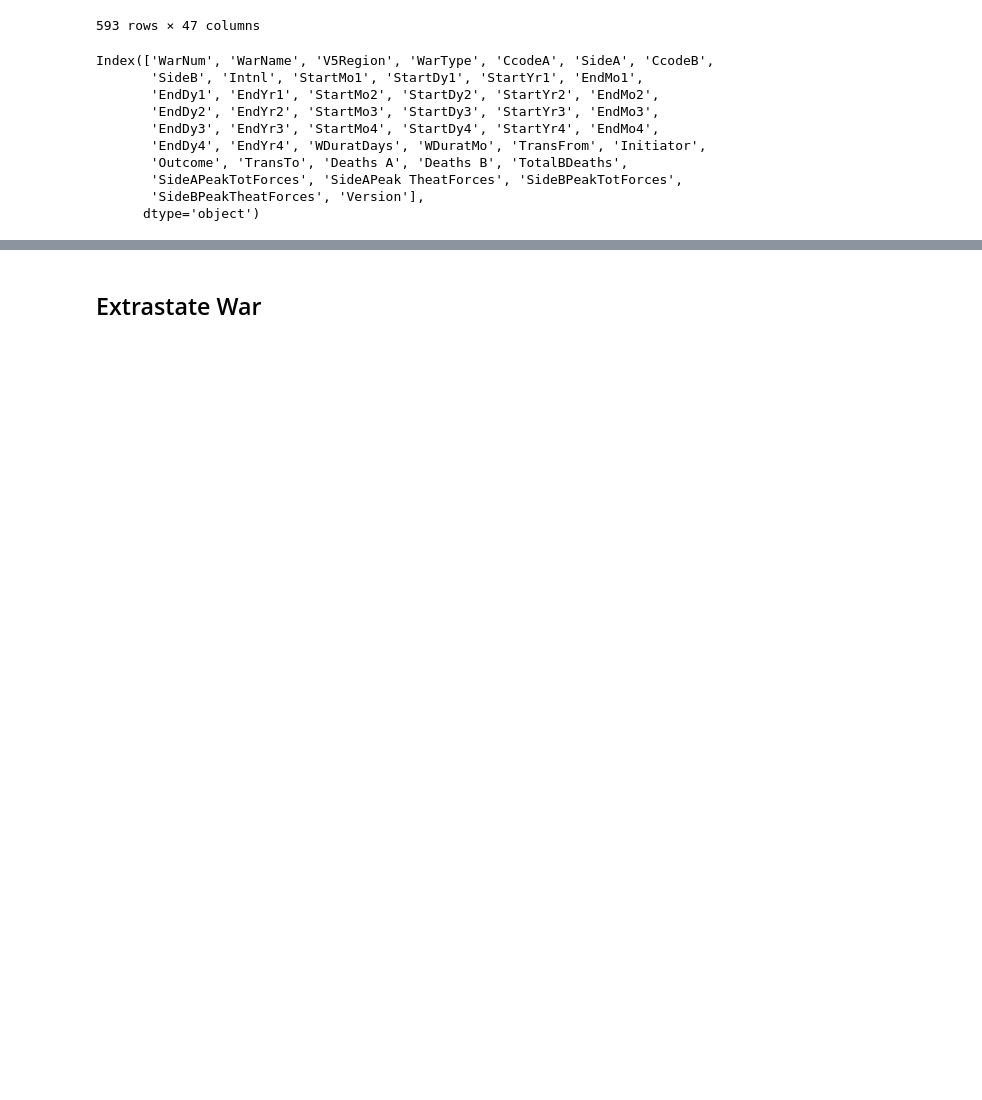
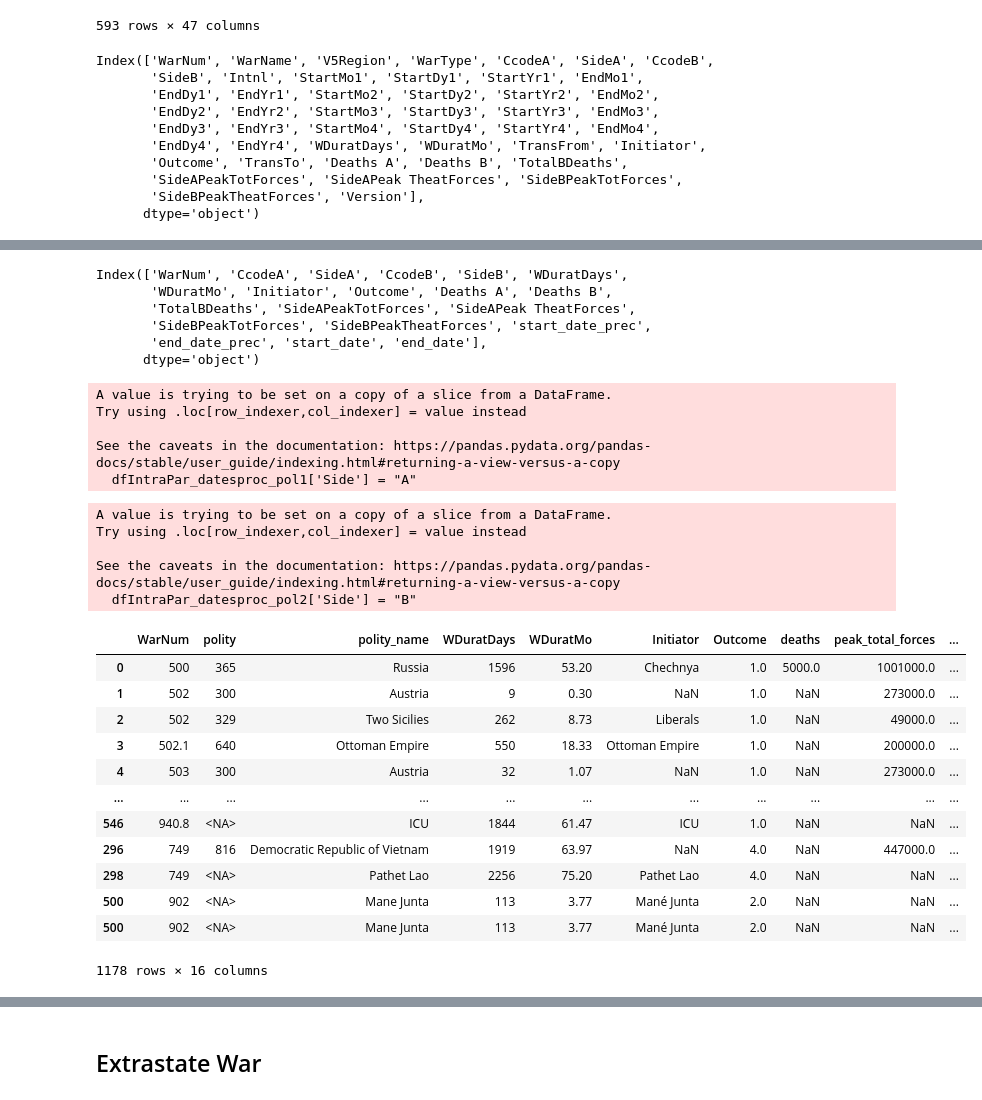
Before and after one commit to jenna-jordan/correlates-of-war, a Jupyter notebook: wrangling_code/war_participants.ipynb, the cells around one changed output, grey strips where cells are left out. Cells and saved outputs as stored; diff of their text form; code cells hidden in the pictures; blank space fills up the shorter version.

```diff
--- a/wrangling_code/war_participants.ipynb
+++ b/wrangling_code/war_participants.ipynb
@@ -300,0 +322,47 @@ dfIntraStateWar_dates1_proc
+# %%
+dfIntraPar_datesproc.columns
+# %% [output]
+Index(['WarNum', 'CcodeA', 'SideA', 'CcodeB', 'SideB', 'WDuratDays',
+       'WDuratMo', 'Initiator', 'Outcome', 'Deaths A', 'Deaths B',
+       'TotalBDeaths', 'SideAPeakTotForces', 'SideAPeak TheatForces',
+       'SideBPeakTotForces', 'SideBPeakTheatForces', 'start_date_prec',
+       'end_date_prec', 'start_date', 'end_date'],
+      dtype='object')
+# %%
+dfIntraPar_datesproc_pol1 = dfIntraPar_datesproc[['WarNum', 'CcodeA', 'SideA', 'WDuratDays', 'WDuratMo', 'Initiator', 'Outcome', 'Deaths A', 'SideAPeakTotForces', 'SideAPeak TheatForces', 'start_date_prec', 'end_date_prec', 'start_date', 'end_date']]
+dfIntraPar_datesproc_pol1['side'] = "A"
+dfIntraPar_datesproc_pol1 = dfIntraPar_datesproc_pol1.rename(columns={'CcodeA': 'polity', 'SideA': 'polity_name','Deaths A': 'deaths', 'SideAPeakTotForces': 'peak_total_forces', 'SideAPeakTheatForces': 'peak_theater_forces'})
+# %% [output]
+A value is trying to be set on a copy of a slice from a DataFrame.
+Try using .loc[row_indexer,col_indexer] = value instead
+
+See the caveats in the documentation: https://pandas.pydata.org/pandas-docs/stable/user_guide/indexing.html#returning-a-view-versus-a-copy
+  dfIntraPar_datesproc_pol1['Side'] = "A"
+# %%
+dfIntraPar_datesproc_pol2 = dfIntraPar_datesproc[['WarNum', 'CcodeB', 'SideB', 'WDuratDays', 'WDuratMo', 'Initiator', 'Outcome', 'Deaths B', 'SideBPeakTotForces', 'SideBPeakTheatForces', 'start_date_prec', 'end_date_prec', 'start_date', 'end_date']]
+dfIntraPar_datesproc_pol2['side'] = "B"
+dfIntraPar_datesproc_pol2 = dfIntraPar_datesproc_pol2.dropna(subset = ['CcodeB', 'SideB'], how='all')
+dfIntraPar_datesproc_pol2 = dfIntraPar_datesproc_pol2.rename(columns={'CcodeB': 'polity', 'SideB': 'polity_name','Deaths B': 'deaths', 'SideBPeakTotForces': 'peak_total_forces', 'SideBPeakTheatForces': 'peak_theater_forces'})
+# %% [output]
+A value is trying to be set on a copy of a slice from a DataFrame.
+Try using .loc[row_indexer,col_indexer] = value instead
+
+See the caveats in the documentation: https://pandas.pydata.org/pandas-docs/stable/user_guide/indexing.html#returning-a-view-versus-a-copy
+  dfIntraPar_datesproc_pol2['Side'] = "B"
+# %%
+dfIntraPar_datesproc_pol = pd.concat([dfIntraPar_datesproc_pol1, dfIntraPar_datesproc_pol2])
+dfIntraPar_datesproc_pol
+# %% [output]
+|  | WarNum | polity | polity_name | WDuratDays | WDuratMo | Initiator | Outcome | deaths | peak_total_forces | ... |
+| 0 | 500 | 365 | Russia | 1596 | 53.20 | Chechnya | 1.0 | 5000.0 | 1001000.0 | ... |
+| 1 | 502 | 300 | Austria | 9 | 0.30 | NaN | 1.0 | NaN | 273000.0 | ... |
+| 2 | 502 | 329 | Two Sicilies | 262 | 8.73 | Liberals | 1.0 | NaN | 49000.0 | ... |
+| 3 | 502.1 | 640 | Ottoman Empire | 550 | 18.33 | Ottoman Empire | 1.0 | NaN | 200000.0 | ... |
+| 4 | 503 | 300 | Austria | 32 | 1.07 | NaN | 1.0 | NaN | 273000.0 | ... |
+| ... | ... | ... | ... | ... | ... | ... | ... | ... | ... | ... |
+| 546 | 940.8 | <NA> | ICU | 1844 | 61.47 | ICU | 1.0 | NaN | NaN | ... |
+| 296 | 749 | 816 | Democratic Republic of Vietnam | 1919 | 63.97 | NaN | 4.0 | NaN | 447000.0 | ... |
+| 298 | 749 | <NA> | Pathet Lao | 2256 | 75.20 | Pathet Lao | 4.0 | NaN | NaN | ... |
+| 500 | 902 | <NA> | Mane Junta | 113 | 3.77 | Mané Junta | 2.0 | NaN | NaN | ... |
+| 500 | 902 | <NA> | Mane Junta | 113 | 3.77 | Mané Junta | 2.0 | NaN | NaN | ... |
+1178 rows × 16 columns
```
Also changed, not shown: parts of 17 cells of this notebook.
